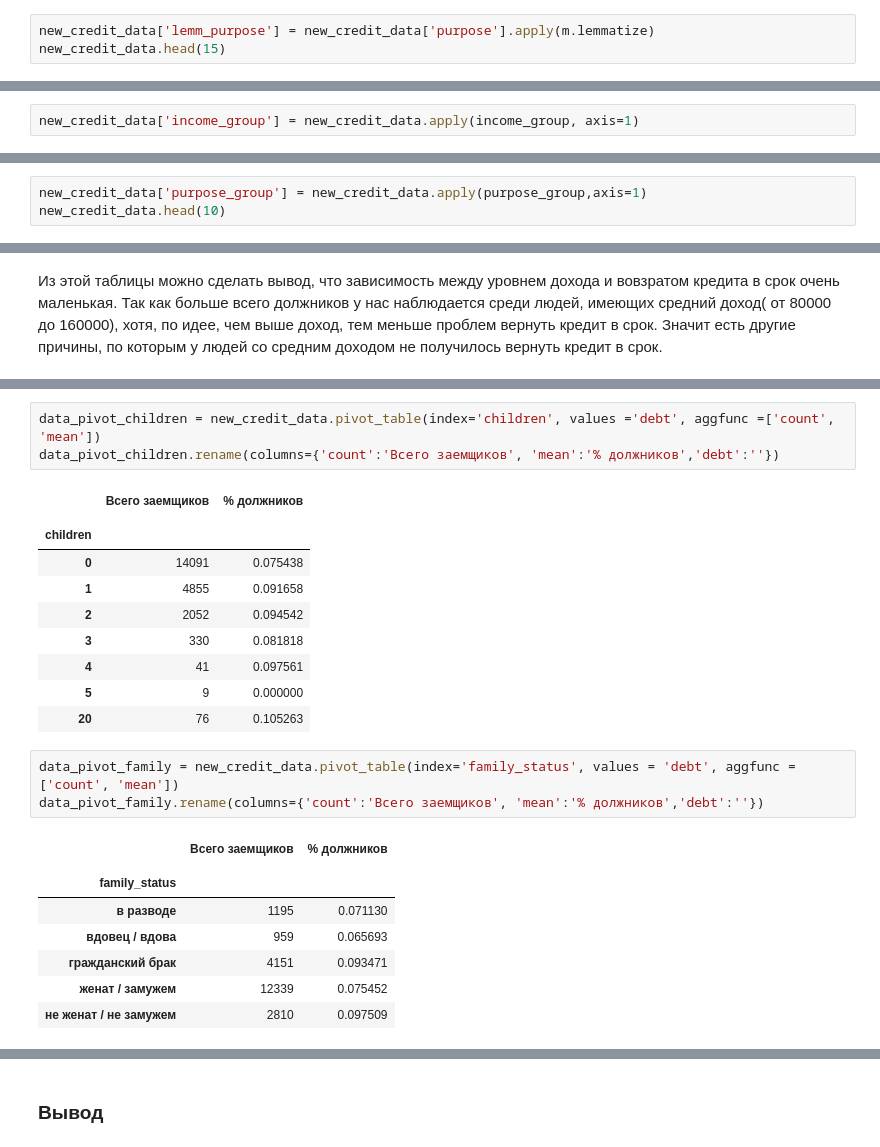
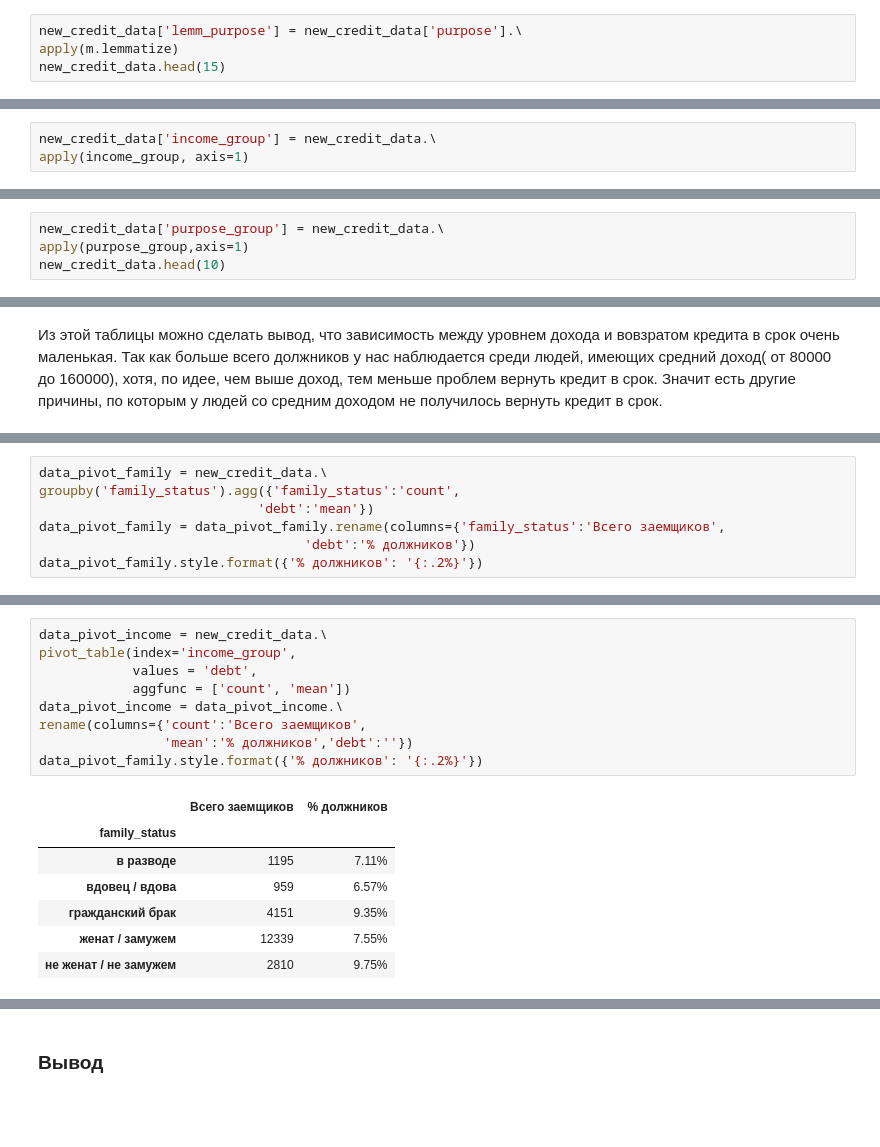
Before and after one commit to eklerchik/Yandex-praktikum-Projects, a Jupyter notebook: Credit_bank/Credit_bank.ipynb, the cells around one changed output, grey strips where cells are left out. Cells and saved outputs as stored; diff of their text form; blank space fills up the shorter version.

```diff
--- a/Credit_bank/Credit_bank.ipynb
+++ b/Credit_bank/Credit_bank.ipynb
@@ -480,7 +514,8 @@ array(['покупка жилья', 'приобретение автомобил
 from pymystem3 import Mystem
 m = Mystem()
 # %%
-new_credit_data['lemm_purpose'] = new_credit_data['purpose'].apply(m.lemmatize)
+new_credit_data['lemm_purpose'] = new_credit_data['purpose'].\
+apply(m.lemmatize)
 new_credit_data.head(15)
 # %% [output]
 |  | children | days_employed | dob_years | education | education_id | family_status | family_status_id | gender | ... |
@@ -587,5 +626,6 @@ def income_group(row):
     if income > 160000:
         return 'высокий'
 # %%
-new_credit_data['income_group'] = new_credit_data.apply(income_group, axis=1)
+new_credit_data['income_group'] = new_credit_data.\
+apply(income_group, axis=1)
 # %%
@@ -626,7 +668,8 @@ def purpose_group(row):
     if 'свадьба' in purpose:
         return 'свадьба'
 # %%
-new_credit_data['purpose_group'] = new_credit_data.apply(purpose_group,axis=1)
+new_credit_data['purpose_group'] = new_credit_data.\
+apply(purpose_group,axis=1)
 new_credit_data.head(10)
 # %% [output]
 |  | children | days_employed | dob_years | education | education_id | family_status | family_status_id | gender | ... |
@@ -741,0 +822,7 @@ purpose_overall.rename(columns={'purpose_group':'Всего заемщиков',
+# %%
+data_pivot_family = new_credit_data.\
+groupby('family_status').agg({'family_status':'count',
+                            'debt':'mean'})
+data_pivot_family = data_pivot_family.rename(columns={'family_status':'Всего заемщиков',
+                                  'debt':'% должников'})
+data_pivot_family.style.format({'% должников': '{:.2%}'})
@@ -742,26 +837,17 @@ purpose_overall.rename(columns={'purpose_group':'Всего заемщиков',
 # %%
-data_pivot_children = new_credit_data.pivot_table(index='children', values ='debt', aggfunc =['count', 'mean'])
-data_pivot_children.rename(columns={'count':'Всего заемщиков', 'mean':'% должников','debt':''})
+data_pivot_income = new_credit_data.\
+pivot_table(index='income_group',
+            values = 'debt',
+            aggfunc = ['count', 'mean'])
+data_pivot_income = data_pivot_income.\
+rename(columns={'count':'Всего заемщиков',
+                'mean':'% должников','debt':''})
+data_pivot_family.style.format({'% должников': '{:.2%}'})
 # %% [output]
 |  | Всего заемщиков | % должников |
-|  |  |  |
-| children |  |  |
-| 0 | 14091 | 0.075438 |
-| 1 | 4855 | 0.091658 |
-| 2 | 2052 | 0.094542 |
-| 3 | 330 | 0.081818 |
-| 4 | 41 | 0.097561 |
-| 5 | 9 | 0.000000 |
-| 20 | 76 | 0.105263 |
+| family_status |  |  |
+| в разводе | 1195 | 7.11% |
+| вдовец / вдова | 959 | 6.57% |
+| гражданский брак | 4151 | 9.35% |
+| женат / замужем | 12339 | 7.55% |
+| не женат / не замужем | 2810 | 9.75% |
-# %%
-data_pivot_family = new_credit_data.pivot_table(index='family_status', values = 'debt', aggfunc = ['count', 'mean'])
-data_pivot_family.rename(columns={'count':'Всего заемщиков', 'mean':'% должников','debt':''})
-# %% [output]
-|  | Всего заемщиков | % должников |
-|  |  |  |
-| family_status |  |  |
-| в разводе | 1195 | 0.071130 |
-| вдовец / вдова | 959 | 0.065693 |
-| гражданский брак | 4151 | 0.093471 |
-| женат / замужем | 12339 | 0.075452 |
-| не женат / не замужем | 2810 | 0.097509 |
```
Also changed, not shown: parts of 35 cells of this notebook.
